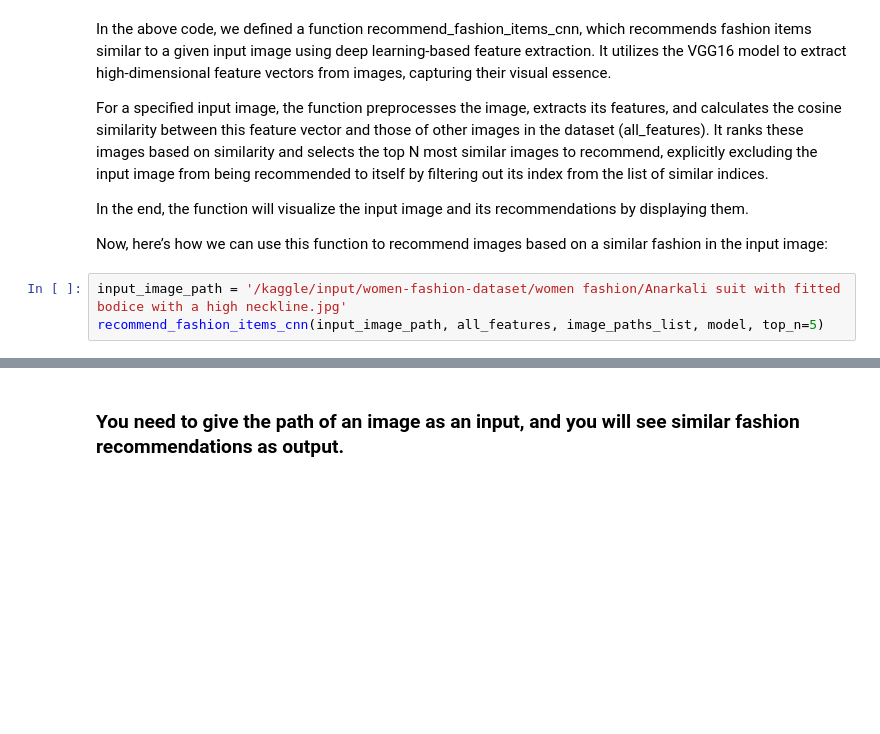
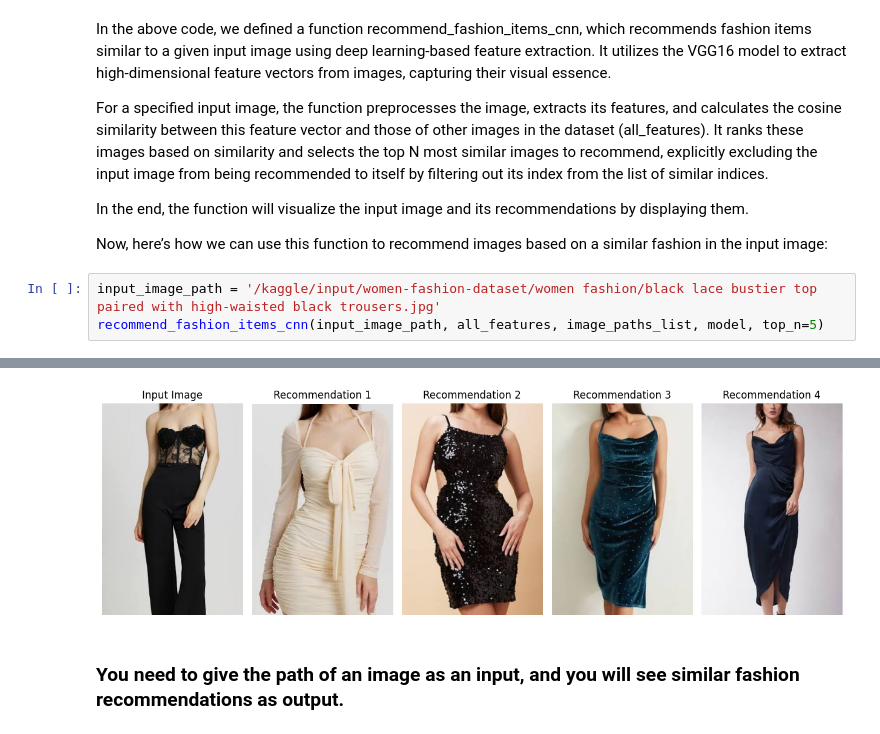
Before and after one commit to iamshanu14/Fashion-Recommendation-System-using-Image-Features, a Jupyter notebook: Fashion Recommendation System.ipynb, the cells around one changed output, grey strips where cells are left out. Cells and saved outputs as stored; diff of their text form; blank space fills up the shorter version.

Commit message:
Kaggle Notebook | Fashion Recommendation System using Image Features | Version 2

```diff
--- a/Fashion Recommendation System.ipynb
+++ b/Fashion Recommendation System.ipynb
@@ -148,5 +211,6 @@ In the end, the function will visualize the input image and its recommendations
 
 Now, here’s how we can use this function to recommend images based on a similar fashion in the input image:
 # %%
-input_image_path = '/kaggle/input/women-fashion-dataset/women fashion/Anarkali suit with fitted bodice with a high neckline.jpg'
+input_image_path = '/kaggle/input/women-fashion-dataset/women fashion/black lace bustier top paired with high-waisted black trousers.jpg'
 recommend_fashion_items_cnn(input_image_path, all_features, image_paths_list, model, top_n=5)
+# %% [output]
@@ -153,3 +218,4 @@ recommend_fashion_items_cnn(input_image_path, all_features, image_paths_list, mo
+[figure, added]
 # %% [markdown]
 ### You need to give the path of an image as an input, and you will see similar fashion recommendations as output.
 # %% [markdown]
```
Also changed, not shown: parts of 7 cells of this notebook.
